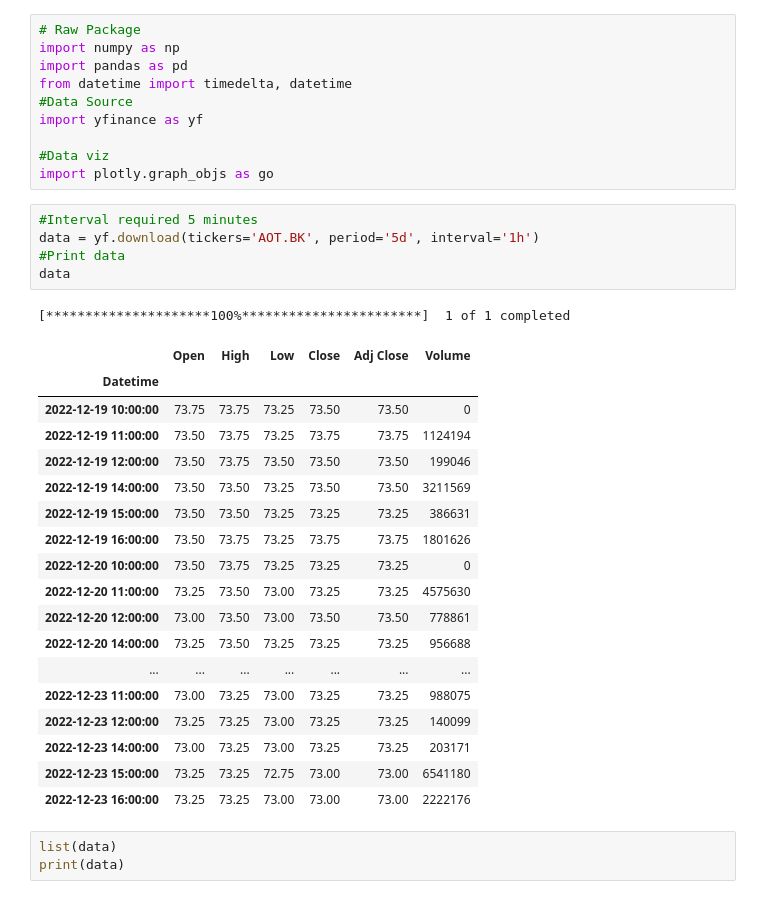
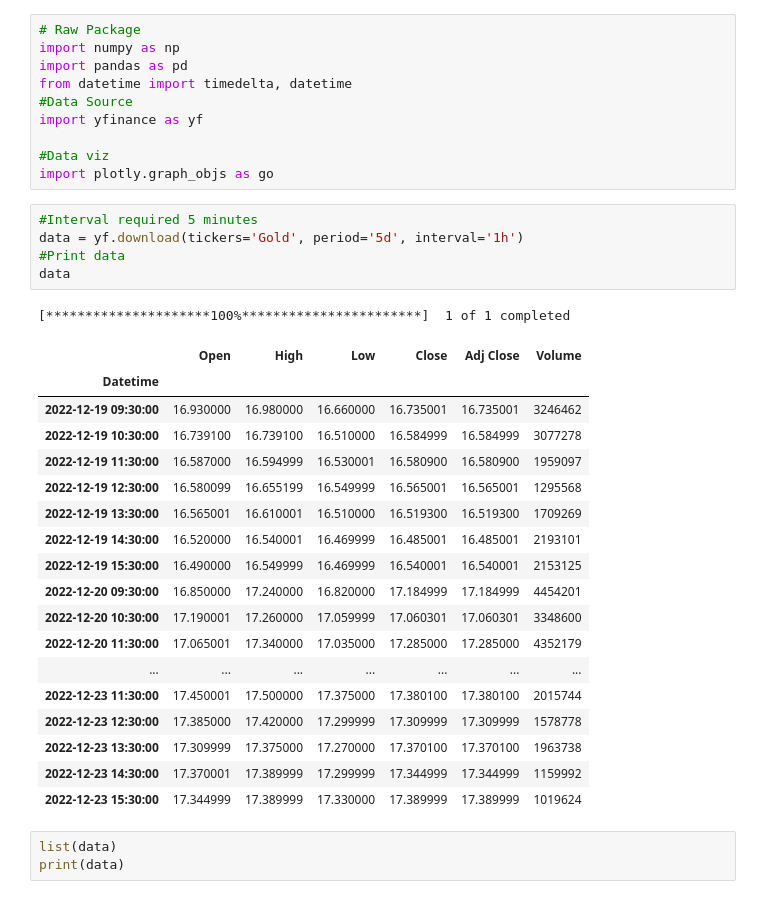
Before and after one commit to jengkub/ML-stockradar, a Jupyter notebook: test.ipynb, the cells around one changed output. Drawn from its saved outputs; the diff is of its cells as text.

```diff
--- a/test.ipynb
+++ b/test.ipynb
@@ -10,29 +10,29 @@ import yfinance as yf
 import plotly.graph_objs as go
 # %%
 #Interval required 5 minutes
-data = yf.download(tickers='AOT.BK', period='5d', interval='1h')
+data = yf.download(tickers='Gold', period='5d', interval='1h')
 #Print data
 data
 # %% [output]
 [*********************100%***********************]  1 of 1 completed
 |  | Open | High | Low | Close | Adj Close | Volume |
 | Datetime |  |  |  |  |  |  |
-| 2022-12-19 10:00:00 | 73.75 | 73.75 | 73.25 | 73.50 | 73.50 | 0 |
-| 2022-12-19 11:00:00 | 73.50 | 73.75 | 73.25 | 73.75 | 73.75 | 1124194 |
-| 2022-12-19 12:00:00 | 73.50 | 73.75 | 73.50 | 73.50 | 73.50 | 199046 |
-| 2022-12-19 14:00:00 | 73.50 | 73.50 | 73.25 | 73.50 | 73.50 | 3211569 |
-| 2022-12-19 15:00:00 | 73.50 | 73.50 | 73.25 | 73.25 | 73.25 | 386631 |
-| 2022-12-19 16:00:00 | 73.50 | 73.75 | 73.25 | 73.75 | 73.75 | 1801626 |
-| 2022-12-20 10:00:00 | 73.50 | 73.75 | 73.25 | 73.25 | 73.25 | 0 |
-| 2022-12-20 11:00:00 | 73.25 | 73.50 | 73.00 | 73.25 | 73.25 | 4575630 |
-| 2022-12-20 12:00:00 | 73.00 | 73.50 | 73.00 | 73.50 | 73.50 | 778861 |
-| 2022-12-20 14:00:00 | 73.25 | 73.50 | 73.25 | 73.25 | 73.25 | 956688 |
+| 2022-12-19 09:30:00 | 16.930000 | 16.980000 | 16.660000 | 16.735001 | 16.735001 | 3246462 |
+| 2022-12-19 10:30:00 | 16.739100 | 16.739100 | 16.510000 | 16.584999 | 16.584999 | 3077278 |
+| 2022-12-19 11:30:00 | 16.587000 | 16.594999 | 16.530001 | 16.580900 | 16.580900 | 1959097 |
+| 2022-12-19 12:30:00 | 16.580099 | 16.655199 | 16.549999 | 16.565001 | 16.565001 | 1295568 |
+| 2022-12-19 13:30:00 | 16.565001 | 16.610001 | 16.510000 | 16.519300 | 16.519300 | 1709269 |
+| 2022-12-19 14:30:00 | 16.520000 | 16.540001 | 16.469999 | 16.485001 | 16.485001 | 2193101 |
+| 2022-12-19 15:30:00 | 16.490000 | 16.549999 | 16.469999 | 16.540001 | 16.540001 | 2153125 |
+| 2022-12-20 09:30:00 | 16.850000 | 17.240000 | 16.820000 | 17.184999 | 17.184999 | 4454201 |
+| 2022-12-20 10:30:00 | 17.190001 | 17.260000 | 17.059999 | 17.060301 | 17.060301 | 3348600 |
+| 2022-12-20 11:30:00 | 17.065001 | 17.340000 | 17.035000 | 17.285000 | 17.285000 | 4352179 |
 | ... | ... | ... | ... | ... | ... | ... |
-| 2022-12-23 11:00:00 | 73.00 | 73.25 | 73.00 | 73.25 | 73.25 | 988075 |
-| 2022-12-23 12:00:00 | 73.25 | 73.25 | 73.00 | 73.25 | 73.25 | 140099 |
-| 2022-12-23 14:00:00 | 73.00 | 73.25 | 73.00 | 73.25 | 73.25 | 203171 |
-| 2022-12-23 15:00:00 | 73.25 | 73.25 | 72.75 | 73.00 | 73.00 | 6541180 |
-| 2022-12-23 16:00:00 | 73.25 | 73.25 | 73.00 | 73.00 | 73.00 | 2222176 |
+| 2022-12-23 11:30:00 | 17.450001 | 17.500000 | 17.375000 | 17.380100 | 17.380100 | 2015744 |
+| 2022-12-23 12:30:00 | 17.385000 | 17.420000 | 17.299999 | 17.309999 | 17.309999 | 1578778 |
+| 2022-12-23 13:30:00 | 17.309999 | 17.375000 | 17.270000 | 17.370100 | 17.370100 | 1963738 |
+| 2022-12-23 14:30:00 | 17.370001 | 17.389999 | 17.299999 | 17.344999 | 17.344999 | 1159992 |
+| 2022-12-23 15:30:00 | 17.344999 | 17.389999 | 17.330000 | 17.389999 | 17.389999 | 1019624 |
 # %%
 list(data)
 print(data)
```
Also changed, not shown: parts of 9 cells of this notebook, 2 other files.
